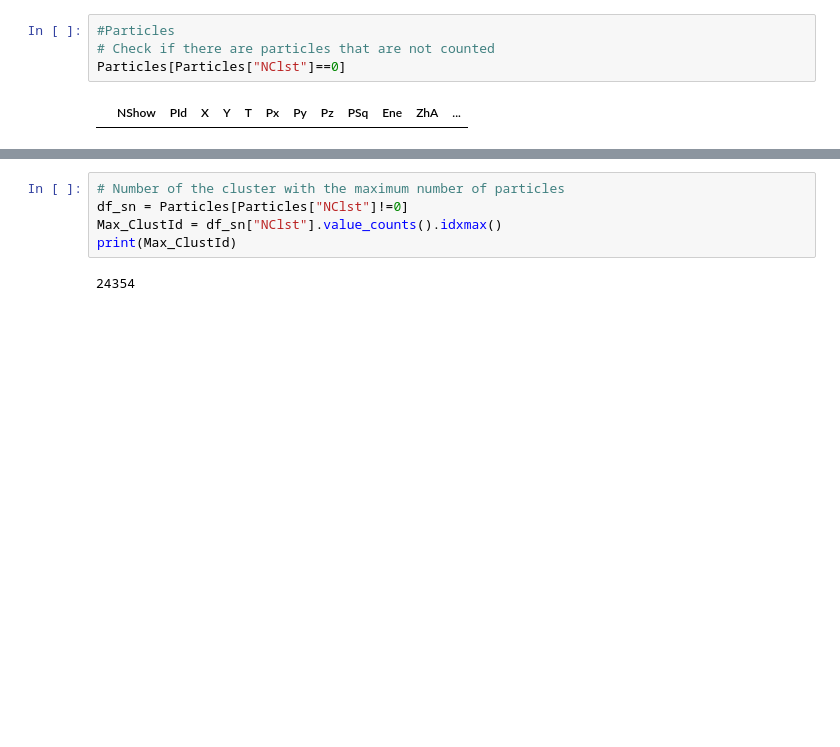
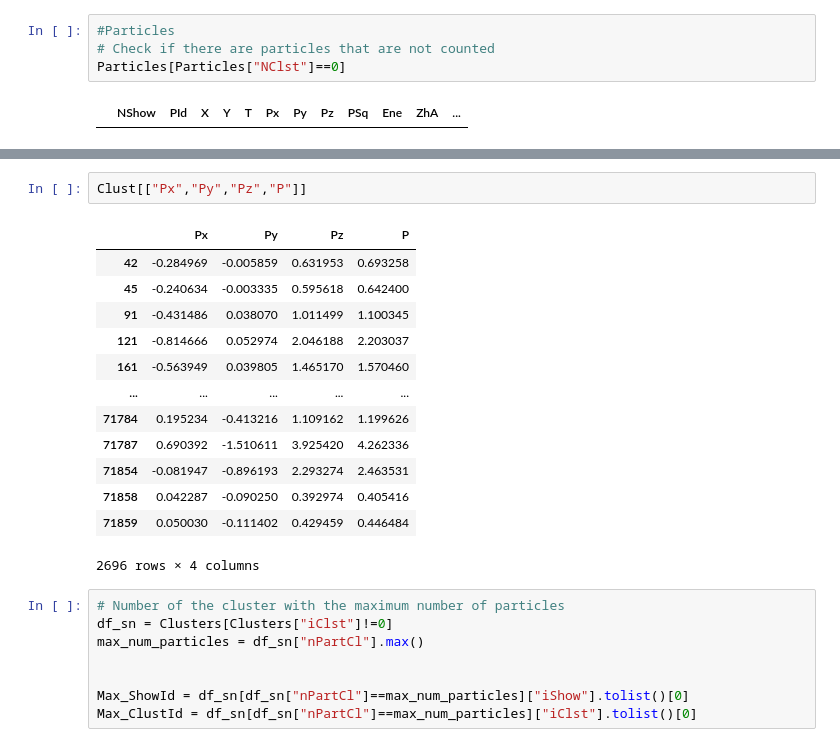
Before and after one commit to camilojtorresc/CosmicRays_ClusterAnalysis, a Jupyter notebook: clusters_analysis_v7_g.ipynb, the cells around one changed output, grey strips where cells are left out. Saved outputs shown, nothing was run; the diff lists cells and outputs as text; blank space fills up the shorter version.

```diff
--- a/clusters_analysis_v7_g.ipynb
+++ b/clusters_analysis_v7_g.ipynb
@@ -308,9 +323,26 @@ Clusters
+# %%
+Clust[["Px","Py","Pz","P"]]
+# %% [output]
+|  | Px | Py | Pz | P |
+| 42 | -0.284969 | -0.005859 | 0.631953 | 0.693258 |
+| 45 | -0.240634 | -0.003335 | 0.595618 | 0.642400 |
+| 91 | -0.431486 | 0.038070 | 1.011499 | 1.100345 |
+| 121 | -0.814666 | 0.052974 | 2.046188 | 2.203037 |
+| 161 | -0.563949 | 0.039805 | 1.465170 | 1.570460 |
+| ... | ... | ... | ... | ... |
+| 71784 | 0.195234 | -0.413216 | 1.109162 | 1.199626 |
+| 71787 | 0.690392 | -1.510611 | 3.925420 | 4.262336 |
+| 71854 | -0.081947 | -0.896193 | 2.293274 | 2.463531 |
+| 71858 | 0.042287 | -0.090250 | 0.392974 | 0.405416 |
+| 71859 | 0.050030 | -0.111402 | 0.429459 | 0.446484 |
+2696 rows × 4 columns
 # %%
 # Number of the cluster with the maximum number of particles
-df_sn = Particles[Particles["NClst"]!=0]
-Max_ClustId = df_sn["NClst"].value_counts().idxmax()
-print(Max_ClustId)
+df_sn = Clusters[Clusters["iClst"]!=0]
+max_num_particles = df_sn["nPartCl"].max()
+
+
+Max_ShowId = df_sn[df_sn["nPartCl"]==max_num_particles]["iShow"].tolist()[0]
+Max_ClustId = df_sn[df_sn["nPartCl"]==max_num_particles]["iClst"].tolist()[0]
-# %% [output]
-24354
 # %%
 # Summary of the cluster with the maximum number of particles
```
Also changed, not shown: parts of 9 cells of this notebook.
